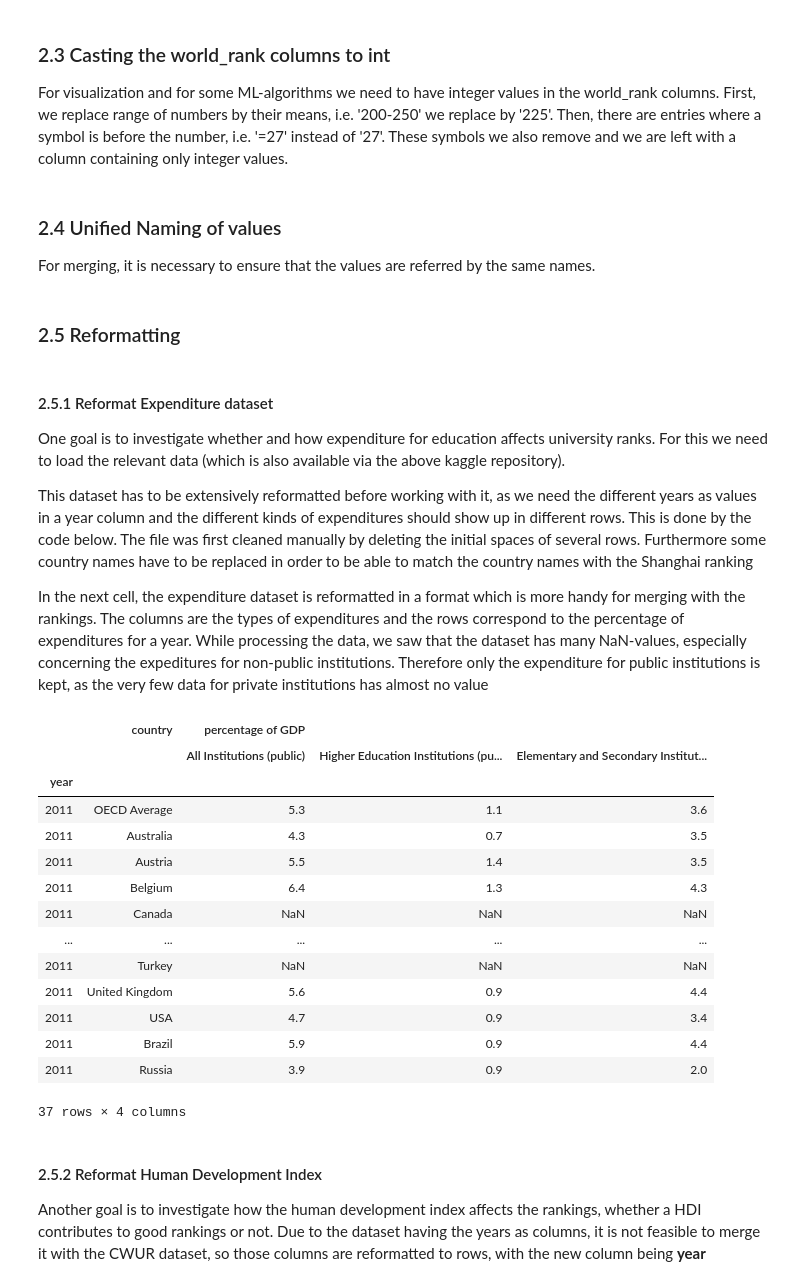
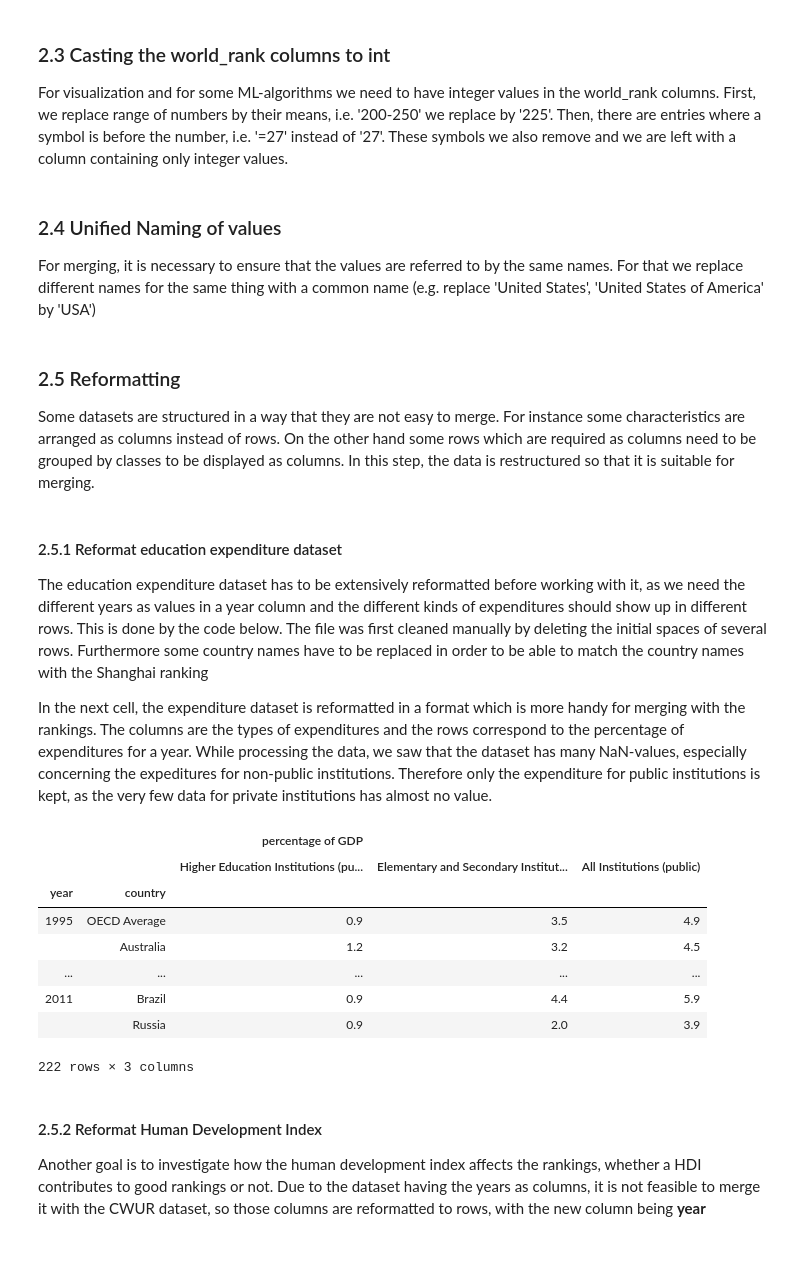
Before and after one commit to AjayvirS/uni-ranking, a Jupyter notebook: EX3_final.ipynb, the cells around one changed output. Cells and saved outputs as stored; diff of their text form; code cells hidden in the pictures; blank space fills up the shorter version.

```diff
--- a/EX3_final.ipynb
+++ b/EX3_final.ipynb
@@ -33,6 +38,6 @@ from sklearn.preprocessing import LabelEncoder
 from sklearn.ensemble import RandomForestRegressor
 import re
 
-pd.options.display.max_rows = 10
+pd.options.display.max_rows = 5
 # %% [markdown]
 ## Step 1: Load the data
@@ -129,7 +149,7 @@ shanghai = shanghai.astype({'world_rank': 'int64'})
 # %% [markdown]
 ### 2.4 Unified Naming of values
 
-For merging, it is necessary to ensure that the values are referred by the same names.
+For merging, it is necessary to ensure that the values are referred to by the same names. For that we replace different names for the same thing with a common name (e.g. replace 'United States', 'United States of America' by 'USA')
 # %%
 country_dict = {"Czechia": "Czech Republic",
                  "Hong Kong, China (SAR)":"Hong Kong",
@@ -182,15 +202,16 @@ shanghai = shanghai.replace({"university_name": uni_dict})
 times = times.replace({"university_name": uni_dict})
 
 uni2country = uni2country.replace({"university_name": uni_dict})
-# %% [markdown]
-### 2.5 Reformatting
+# %% [markdown]
+### 2.5 Reformatting
+
+Some datasets are structured in a way that they are not easy to merge. For instance some characteristics are arranged as columns instead of rows. On the other hand some rows which are required as columns need to be grouped by classes to be displayed as columns. In this step, the data is restructured so that it is suitable for merging.
 # %% [markdown]
-#### 2.5.1 Reformat Expenditure dataset
-One goal is to investigate whether and how expenditure for education affects university ranks. For this we need to load the relevant data (which is also available via the above kaggle repository).
+#### 2.5.1 Reformat education expenditure dataset
 
-This dataset has to be extensively reformatted before working with it, as we need the different years as values in a year column and the different kinds of expenditures should show up in different rows. This is done by the code below. The file was first cleaned manually by deleting the initial spaces of several rows. Furthermore some country names have to be replaced in order to be able to match the country names with the Shanghai ranking
+The education expenditure dataset has to be extensively reformatted before working with it, as we need the different years as values in a year column and the different kinds of expenditures should show up in different rows. This is done by the code below. The file was first cleaned manually by deleting the initial spaces of several rows. Furthermore some country names have to be replaced in order to be able to match the country names with the Shanghai ranking
 
-In the next cell, the expenditure dataset is reformatted in a format which is more handy for merging with the rankings. The columns are the types of expenditures and the rows correspond to the percentage of expenditures for a year. While processing the data, we saw that the dataset has many NaN-values, especially concerning the expeditures for non-public institutions. Therefore only the expenditure for public institutions is kept, as the very few data for private institutions has almost no value
+In the next cell, the expenditure dataset is reformatted in a format which is more handy for merging with the rankings. The columns are the types of expenditures and the rows correspond to the percentage of expenditures for a year. While processing the data, we saw that the dataset has many NaN-values, especially concerning the expeditures for non-public institutions. Therefore only the expenditure for public institutions is kept, as the very few data for private institutions has almost no value.
 # %%
 # reformat the dataframe
 # first we make a row for each year value and add a year column
@@ -210,55 +231,43 @@ educ_expenditure_processed = pd.concat(concat_list, axis=0, ignore_index=True, s
 # now we transform the values of "institute type" and "direct_expenditure_type" into columns
 # so that we obtain a column for each value of "institute_type" and "direct_expenditure_type"
 institute_types = set(educ_expenditure_processed["institute_type"])
 direct_expenditure_types = set(educ_expenditure_processed["direct_expenditure_type"])
 
 merge_list = []
 for institute_type in institute_types:
     for direct_expenditure_type in direct_expenditure_types:
         if direct_expenditure_type == "Public":
             # extract the data with the corresponding "institute_type" and "direct_expenditure_type"
 
             merge_df =educ_expenditure_processed[(educ_expenditure_processed["institute_type"]==institute_type) &
                                        (educ_expenditure_processed["direct_expenditure_type"]==direct_expenditure_type)].copy()
             merge_df = merge_df[["country", "year", "percentage of GDP"]]
             merge_df.rename(columns = {"percentage of GDP": "percentage of GDP," + institute_type + " (public)"},
                            inplace=True)
             merge_list.append(merge_df)
             # and store the data separatly
 
 # the data for every single "institute_type" and "direct_expenditure_type" is merged
 for merge_df in merge_list[1:]:
     merge_list[0]=merge_list[0].merge(merge_df, on = ["country", "year"])
 
 # take the merged data and set index and multicolumn
 educ_expenditure_processed = merge_list[0]
 educ_expenditure_processed.set_index(["year", "country"], inplace=True)
 educ_expenditure_processed.columns = pd.MultiIndex.from_tuples(
     [(c.split(",")[0], c.split(",")[1]) for c in educ_expenditure_processed.columns]
      )
-#display(educ_expenditure_processed)
-
-educ_expenditure_processed11 = educ_expenditure_processed.reset_index()[
-    educ_expenditure_processed.reset_index()["year"]==2011
-]
-educ_expenditure_processed11.set_index("year", inplace=True)
-display(educ_expenditure_processed11)
+display(educ_expenditure_processed)
 # %% [output]
-|  | country | percentage of GDP |  |  |
-|  |  | All Institutions (public) | Higher Education Institutions (pu... | Elementary and Secondary Institut... |
-| year |  |  |  |  |
-| 2011 | OECD Average | 5.3 | 1.1 | 3.6 |
-| 2011 | Australia | 4.3 | 0.7 | 3.5 |
-| 2011 | Austria | 5.5 | 1.4 | 3.5 |
-| 2011 | Belgium | 6.4 | 1.3 | 4.3 |
-| 2011 | Canada | NaN | NaN | NaN |
+|  |  | percentage of GDP |  |  |
+|  |  | Higher Education Institutions (pu... | Elementary and Secondary Institut... | All Institutions (public) |
+| year | country |  |  |  |
+| 1995 | OECD Average | 0.9 | 3.5 | 4.9 |
+|  | Australia | 1.2 | 3.2 | 4.5 |
 | ... | ... | ... | ... | ... |
-| 2011 | Turkey | NaN | NaN | NaN |
-| 2011 | United Kingdom | 5.6 | 0.9 | 4.4 |
-| 2011 | USA | 4.7 | 0.9 | 3.4 |
-| 2011 | Brazil | 5.9 | 0.9 | 4.4 |
-| 2011 | Russia | 3.9 | 0.9 | 2.0 |
+| 2011 | Brazil | 0.9 | 4.4 | 5.9 |
+|  | Russia | 0.9 | 2.0 | 3.9 |
-37 rows × 4 columns
+222 rows × 3 columns
 # %% [markdown]
 #### 2.5.2 Reformat Human Development Index
 
```
Also changed, not shown: parts of 28 cells of this notebook, 3 other files.
